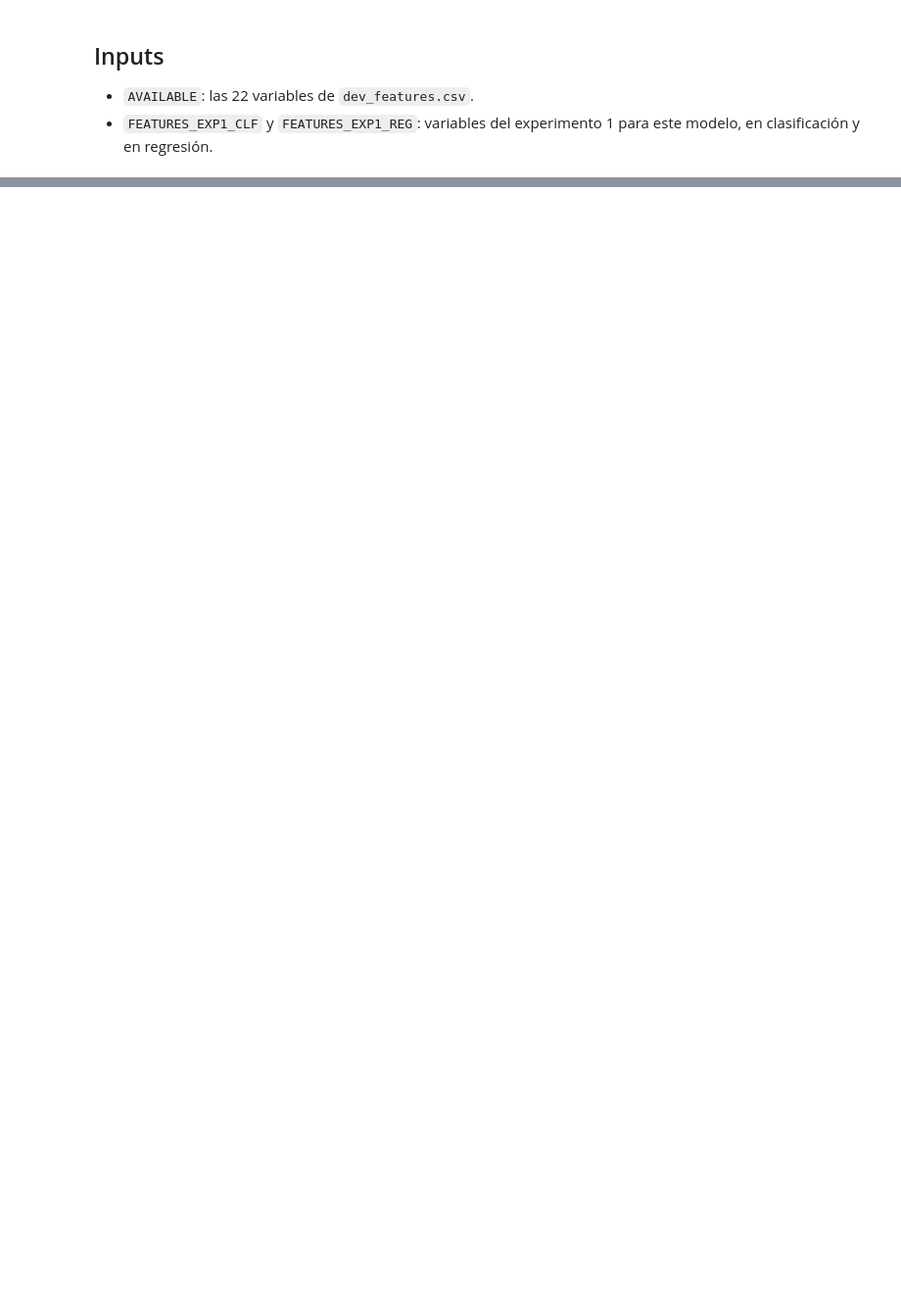
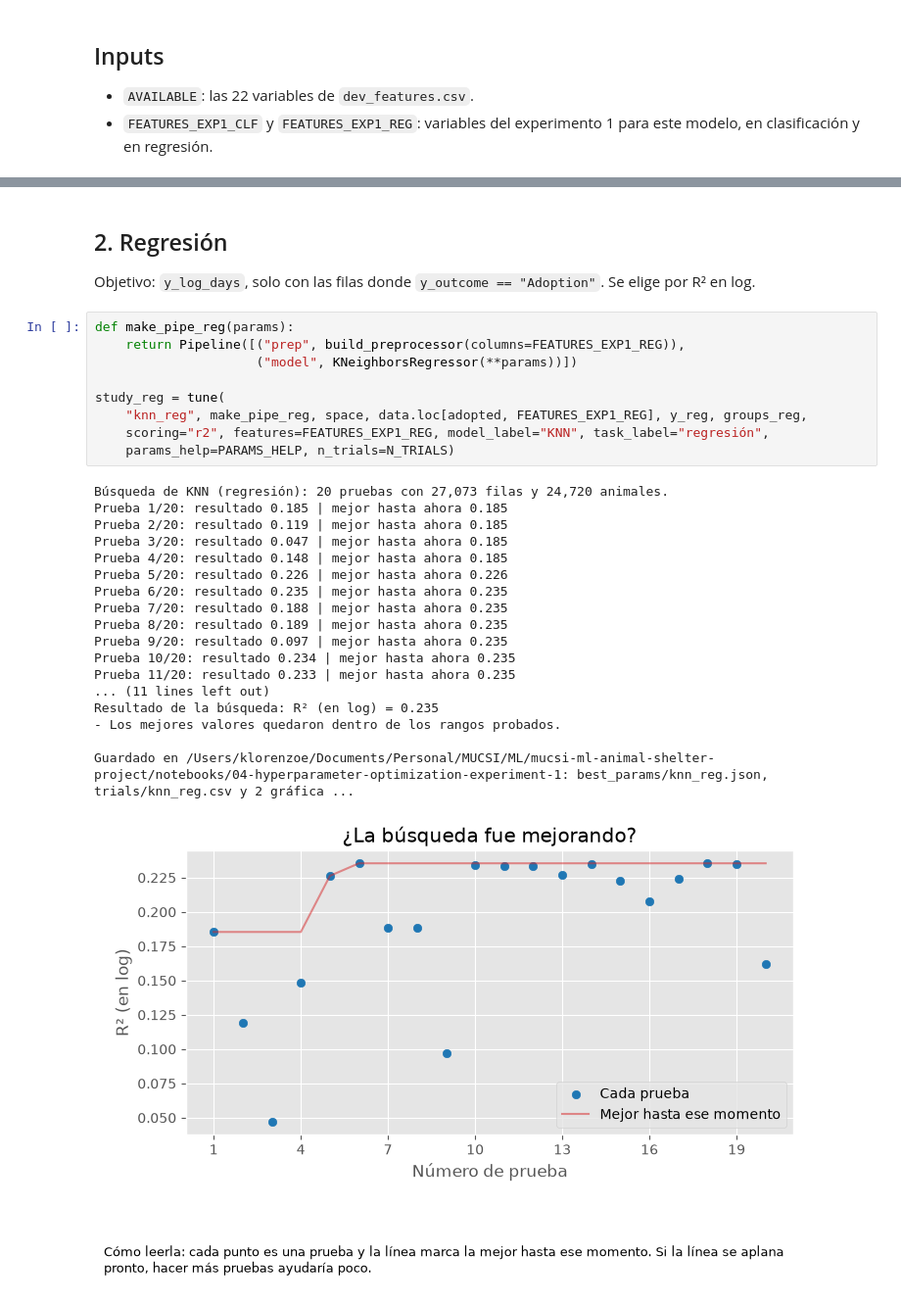
Before and after one commit to JorgeAVargasC/mucsi-ml-animal-shelter-project, a Jupyter notebook: notebooks/04-hyperparameter-optimization-experiment-1/04.1-knn.ipynb, the cells around one changed output, grey strips where cells are left out. Shown at 98% size. Drawn from its saved outputs; the diff is of its cells as text; blank space fills up the shorter version.

```diff
--- a/notebooks/04-hyperparameter-optimization-experiment-1/04.1-knn.ipynb
+++ b/notebooks/04-hyperparameter-optimization-experiment-1/04.1-knn.ipynb
@@ -59,0 +111,32 @@ Objetivo: `y_log_days`, solo con las filas donde `y_outcome == "Adoption"`. Se e
+# %% [markdown]
+## 2. Regresión
+
+Objetivo: `y_log_days`, solo con las filas donde `y_outcome == "Adoption"`. Se elige por R² en log.
+# %%
+def make_pipe_reg(params):
+    return Pipeline([("prep", build_preprocessor(columns=FEATURES_EXP1_REG)),
+                     ("model", KNeighborsRegressor(**params))])
+
+study_reg = tune(
+    "knn_reg", make_pipe_reg, space, data.loc[adopted, FEATURES_EXP1_REG], y_reg, groups_reg,
+    scoring="r2", features=FEATURES_EXP1_REG, model_label="KNN", task_label="regresión",
+    params_help=PARAMS_HELP, n_trials=N_TRIALS)
+# %% [output]
+Búsqueda de KNN (regresión): 20 pruebas con 27,073 filas y 24,720 animales.
+Prueba 1/20: resultado 0.185 | mejor hasta ahora 0.185
+Prueba 2/20: resultado 0.119 | mejor hasta ahora 0.185
+Prueba 3/20: resultado 0.047 | mejor hasta ahora 0.185
+Prueba 4/20: resultado 0.148 | mejor hasta ahora 0.185
+Prueba 5/20: resultado 0.226 | mejor hasta ahora 0.226
+Prueba 6/20: resultado 0.235 | mejor hasta ahora 0.235
+Prueba 7/20: resultado 0.188 | mejor hasta ahora 0.235
+Prueba 8/20: resultado 0.189 | mejor hasta ahora 0.235
+Prueba 9/20: resultado 0.097 | mejor hasta ahora 0.235
+Prueba 10/20: resultado 0.234 | mejor hasta ahora 0.235
+Prueba 11/20: resultado 0.233 | mejor hasta ahora 0.235
+... (11 lines left out)
+Resultado de la búsqueda: R² (en log) = 0.235
+- Los mejores valores quedaron dentro de los rangos probados.
+
+Guardado en /Users/klorenzoe/Documents/Personal/MUCSI/ML/mucsi-ml-animal-shelter-project/notebooks/04-hyperparameter-optimization-experiment-1: best_params/knn_reg.json, trials/knn_reg.csv y 2 gráfica ...
+[figure, added]
```
Also changed, not shown: parts of 7 cells of this notebook, 38 other files.
